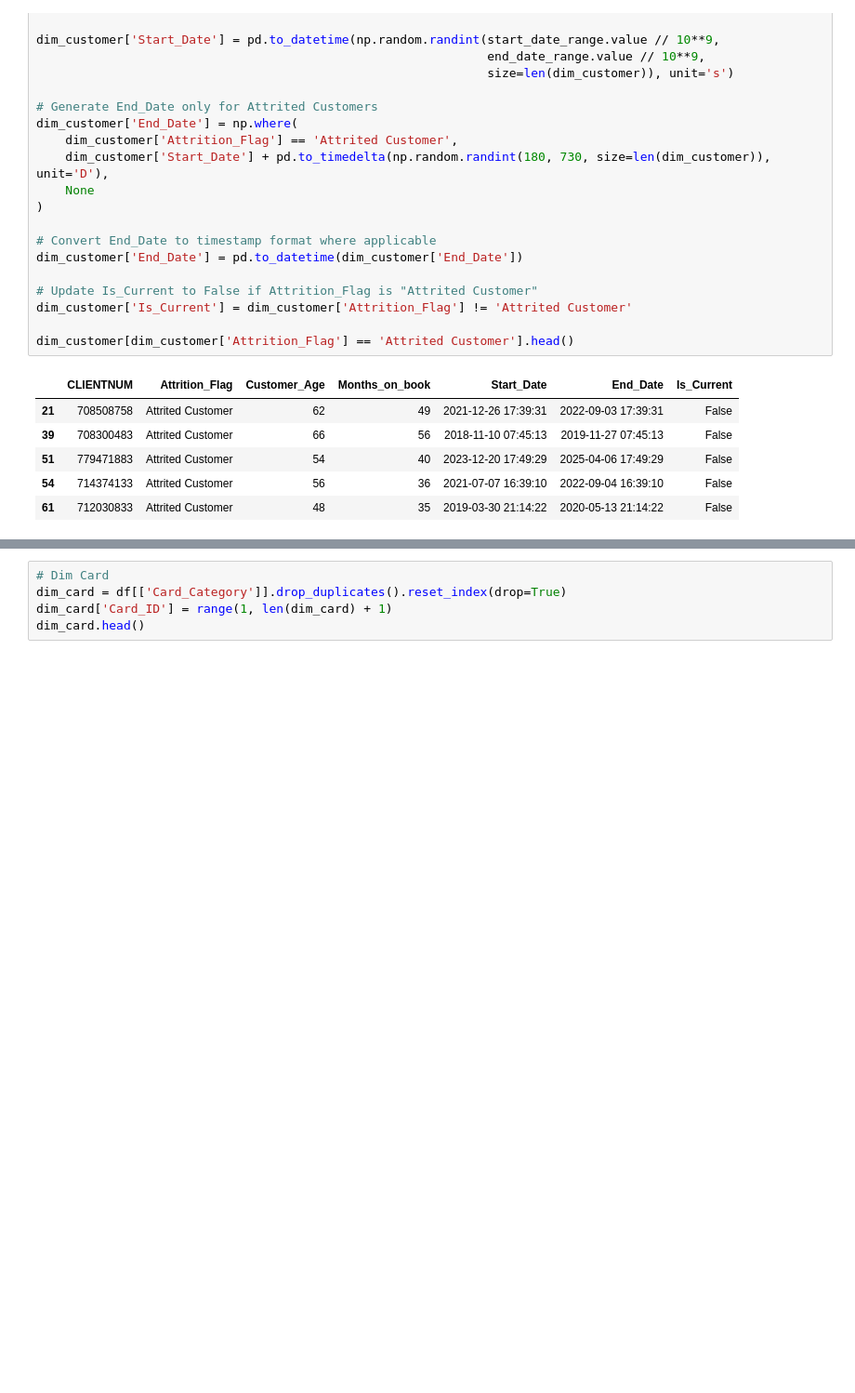
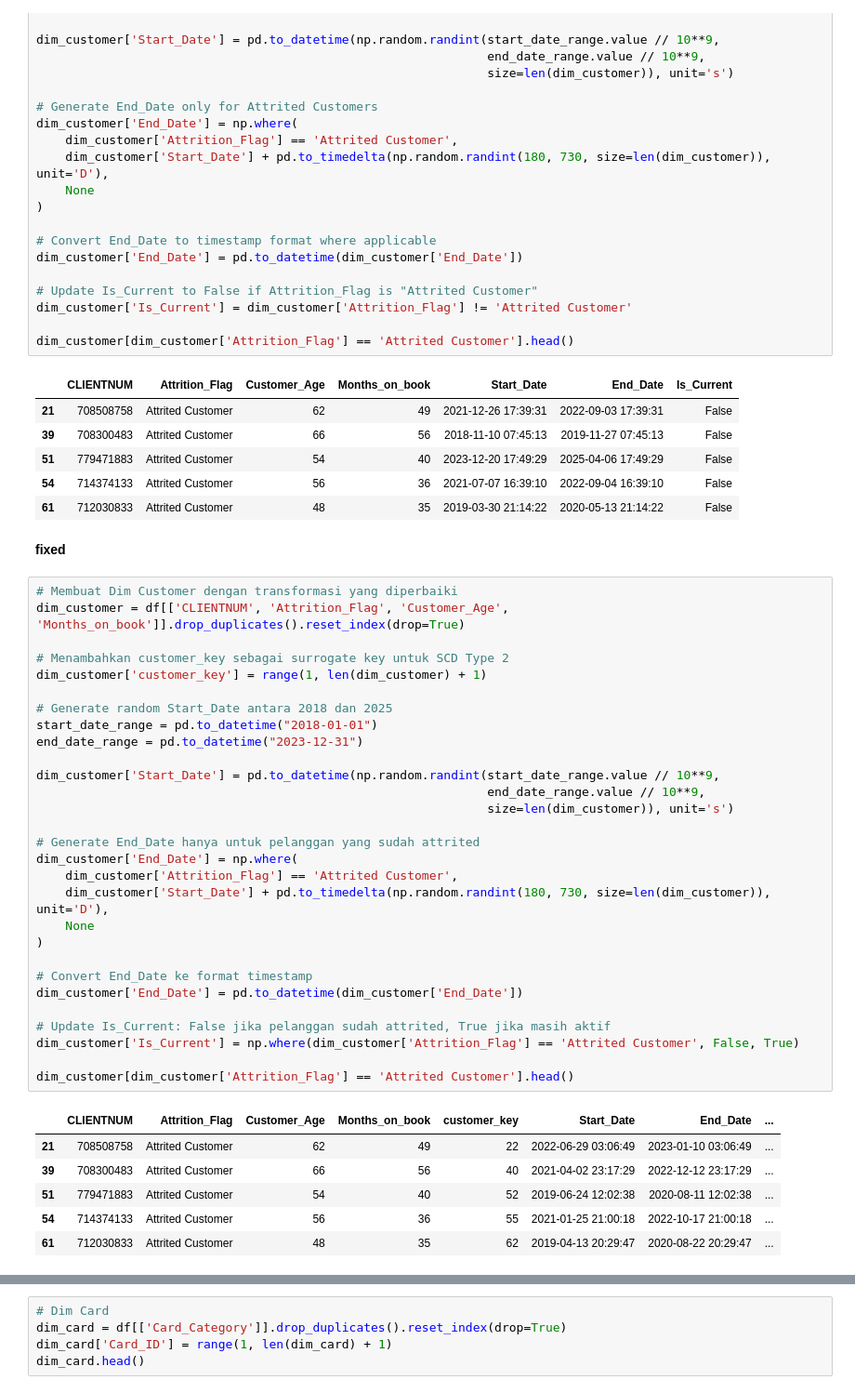
Before and after one commit to otherlife-code/DWIB_Final-Project, a Jupyter notebook: Project Based Milestone 1/Milestone_1.ipynb, the cells around one changed output, grey strips where cells are left out. Shown: that part at 93% size. Drawn from its saved outputs; the diff is of its cells as text; blank space fills up the shorter version.

```diff
--- a/Project Based Milestone 1/Milestone_1.ipynb
+++ b/Project Based Milestone 1/Milestone_1.ipynb
@@ -329,3 +449,41 @@ dim_customer[dim_customer['Attrition_Flag'] == 'Attrited Customer'].head()
 | 51 | 779471883 | Attrited Customer | 54 | 40 | 2023-12-20 17:49:29 | 2025-04-06 17:49:29 | False |
 | 54 | 714374133 | Attrited Customer | 56 | 36 | 2021-07-07 16:39:10 | 2022-09-04 16:39:10 | False |
 | 61 | 712030833 | Attrited Customer | 48 | 35 | 2019-03-30 21:14:22 | 2020-05-13 21:14:22 | False |
+# %% [markdown]
+**fixed**
+# %%
+# Membuat Dim Customer dengan transformasi yang diperbaiki
+dim_customer = df[['CLIENTNUM', 'Attrition_Flag', 'Customer_Age', 'Months_on_book']].drop_duplicates().reset_index(drop=True)
+
+# Menambahkan customer_key sebagai surrogate key untuk SCD Type 2
+dim_customer['customer_key'] = range(1, len(dim_customer) + 1)
+
+# Generate random Start_Date antara 2018 dan 2025
+start_date_range = pd.to_datetime("2018-01-01")
+end_date_range = pd.to_datetime("2023-12-31")
+
+dim_customer['Start_Date'] = pd.to_datetime(np.random.randint(start_date_range.value // 10**9,
+                                                              end_date_range.value // 10**9,
+                                                              size=len(dim_customer)), unit='s')
+
+# Generate End_Date hanya untuk pelanggan yang sudah attrited
+dim_customer['End_Date'] = np.where(
+    dim_customer['Attrition_Flag'] == 'Attrited Customer',
+    dim_customer['Start_Date'] + pd.to_timedelta(np.random.randint(180, 730, size=len(dim_customer)), unit='D'),
+    None
+)
+
+# Convert End_Date ke format timestamp
+dim_customer['End_Date'] = pd.to_datetime(dim_customer['End_Date'])
+
+# Update Is_Current: False jika pelanggan sudah attrited, True jika masih aktif
+dim_customer['Is_Current'] = np.where(dim_customer['Attrition_Flag'] == 'Attrited Customer', False, True)
+
+dim_customer[dim_customer['Attrition_Flag'] == 'Attrited Customer'].head()
+# %% [output]
+|  | CLIENTNUM | Attrition_Flag | Customer_Age | Months_on_book | customer_key | Start_Date | End_Date | ... |
+| 21 | 708508758 | Attrited Customer | 62 | 49 | 22 | 2022-06-29 03:06:49 | 2023-01-10 03:06:49 | ... |
+| 39 | 708300483 | Attrited Customer | 66 | 56 | 40 | 2021-04-02 23:17:29 | 2022-12-12 23:17:29 | ... |
+| 51 | 779471883 | Attrited Customer | 54 | 40 | 52 | 2019-06-24 12:02:38 | 2020-08-11 12:02:38 | ... |
+| 54 | 714374133 | Attrited Customer | 56 | 36 | 55 | 2021-01-25 21:00:18 | 2022-10-17 21:00:18 | ... |
+| 61 | 712030833 | Attrited Customer | 48 | 35 | 62 | 2019-04-13 20:29:47 | 2020-08-22 20:29:47 | ... |
```
Also changed, not shown: parts of 28 cells of this notebook.
